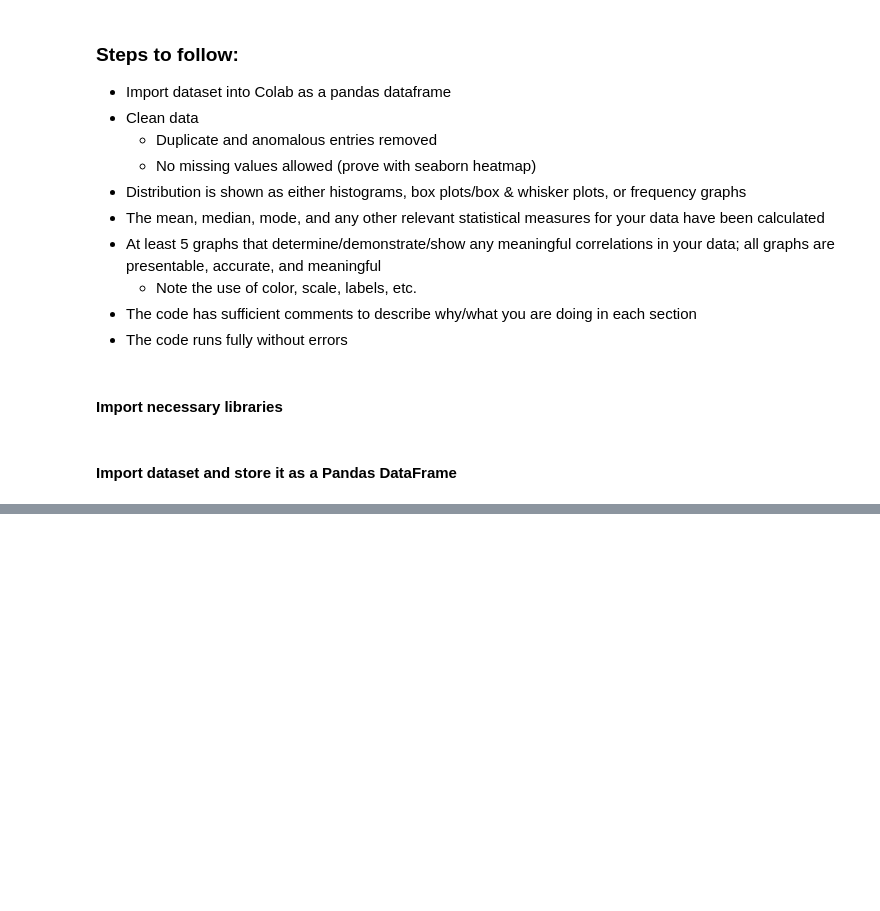
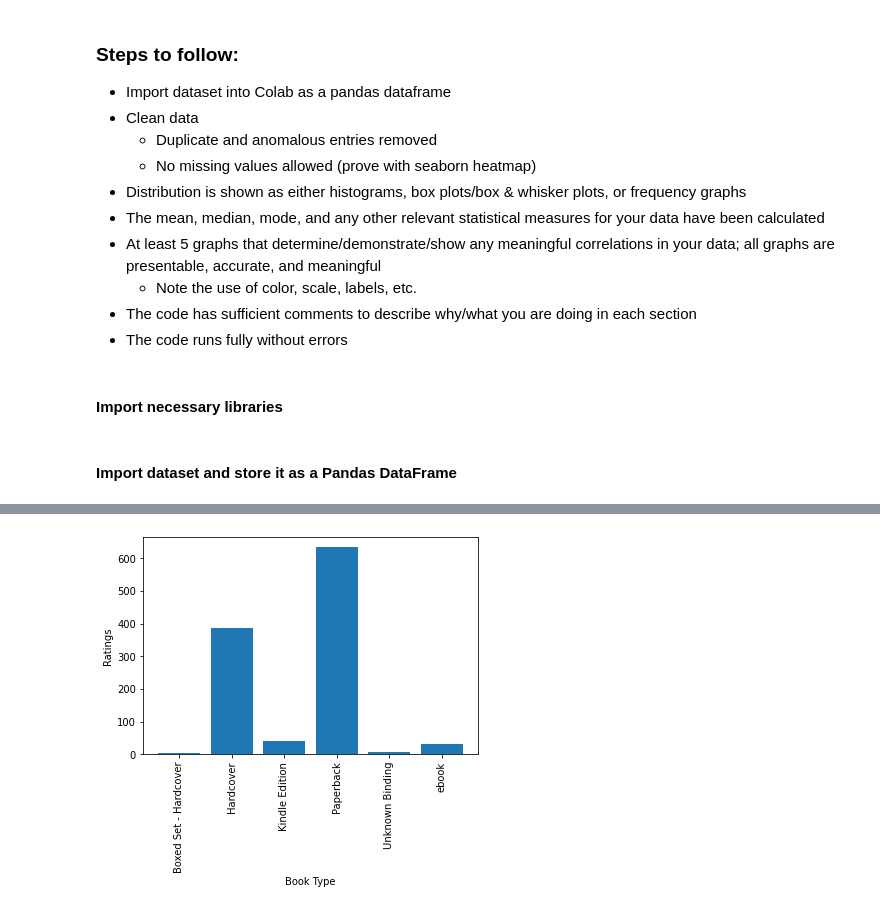
Before and after one commit to codeofarmour/prog_books_da_project, a Jupyter notebook: Books_About_Programming.ipynb, the cells around one changed output, grey strips where cells are left out. Drawn from its saved outputs; the diff is of its cells as text; code cells hidden in the pictures; blank space fills up the shorter version.

```diff
--- a/Books_About_Programming.ipynb
+++ b/Books_About_Programming.ipynb
@@ -40,0 +142,3 @@ df.head()
+# %%
+results = df.groupby('Type').sum()
+results
@@ -40,0 +154,12 @@ df.head()
+# %%
+types = [type for type, df in df.groupby('Type')]
+
+plt.bar(types, results['Rating'])
+
+plt.xticks(types, rotation='vertical', size=10)
+plt.ylabel('Ratings')
+plt.xlabel('Book Type')
+
+plt.show()
+# %% [output]
+[figure, added]
```
Also changed, not shown: parts of 13 cells of this notebook.
